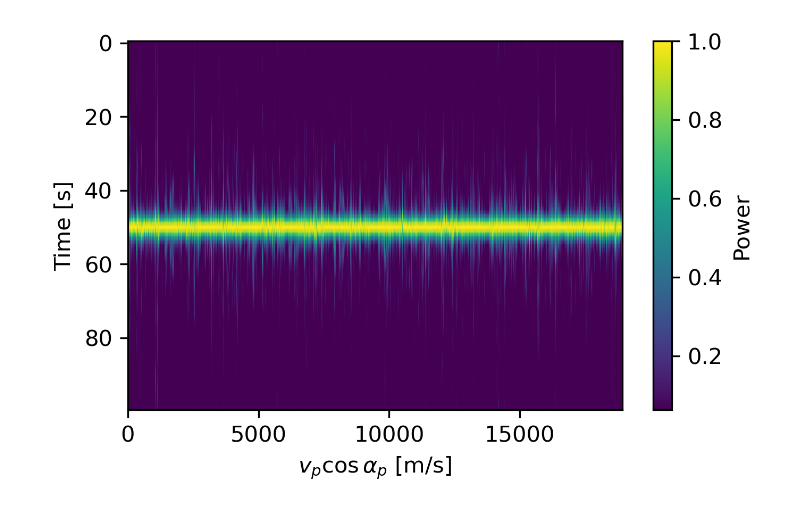
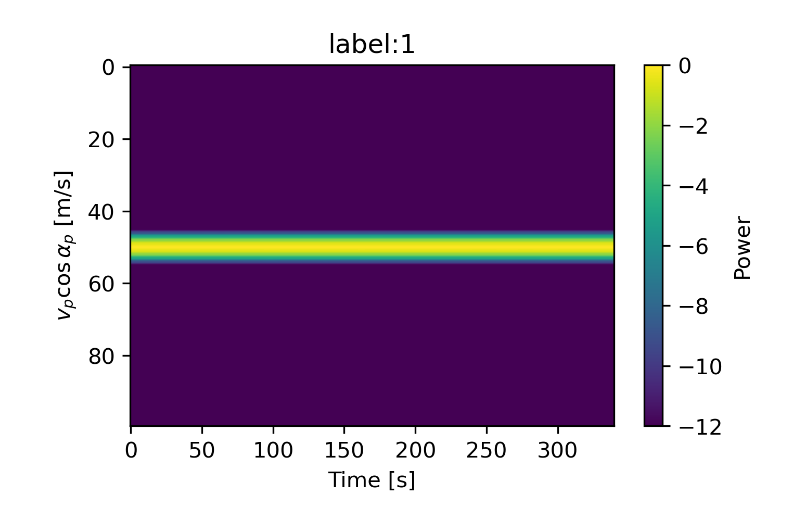
Before and after one commit to RaffaeleSabatini/Human-Activity-Recognition-using-Wifi, a Jupyter notebook: test.ipynb, the cells around one changed output. Cells and saved outputs as stored; diff of their text form; code cells hidden in the pictures.

```diff
--- a/test.ipynb
+++ b/test.ipynb
@@ -13,0 +13,8 @@ float64
+# %%
+LABELS     = ['W', 'E', 'R', 'J', 'L']
+ACTIVITIES = ['Walking', 'Empty', 'Running', 'Jumping', 'Sitting']
+
+labels_map = {label:idx for idx, label in enumerate(LABELS)}
+
+train_dataset  = DopplerDataset("doppler_traces_test", labels_map)
+train_dataset.getInfo()
@@ -14,12 +31,15 @@ float64
 # %%
+img, label = train_dataset[0]
+
 fig, ax = plt.subplots(1, dpi=300, figsize=(5, 3))
-image = ax.imshow(x.T, aspect='auto')
+image = ax.imshow(img.squeeze(dim=0), aspect='auto')
 cb = fig.colorbar(image)
 cb.set_label("Power")
 
-ax.set_xlabel(r"$v_p \cos \alpha_p$ [m/s]", fontsize=10)
-ax.set_ylabel("Time [s]", fontsize=10)
+ax.set_ylabel(r"$v_p \cos \alpha_p$ [m/s]", fontsize=10)
+ax.set_xlabel("Time [s]", fontsize=10)
+ax.set_title(f"label:{label}")
 
 plt.show()
 # %% [output]
-[figure, old version]
+[figure, new version]
```
Also changed, not shown: parts of 8 cells of this notebook, 5 other files.
